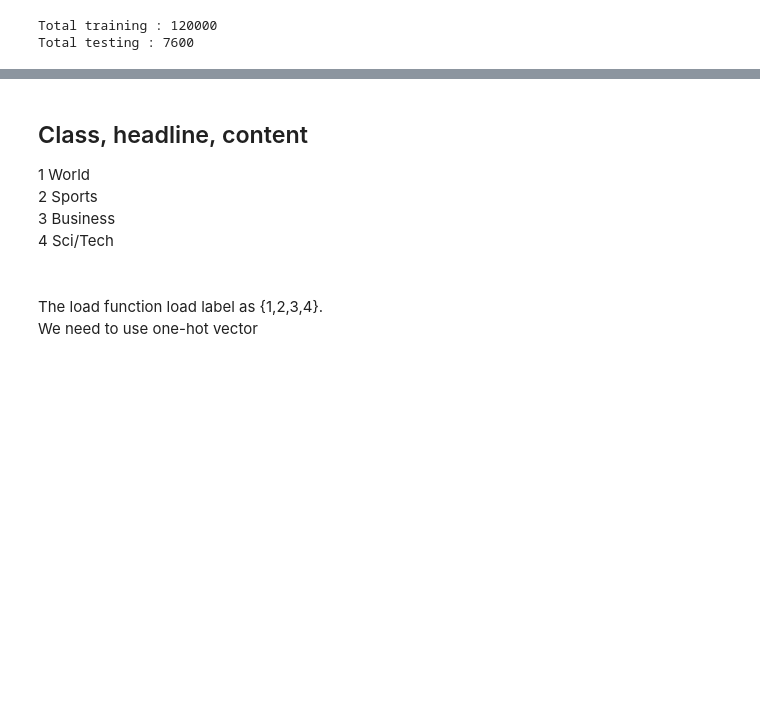
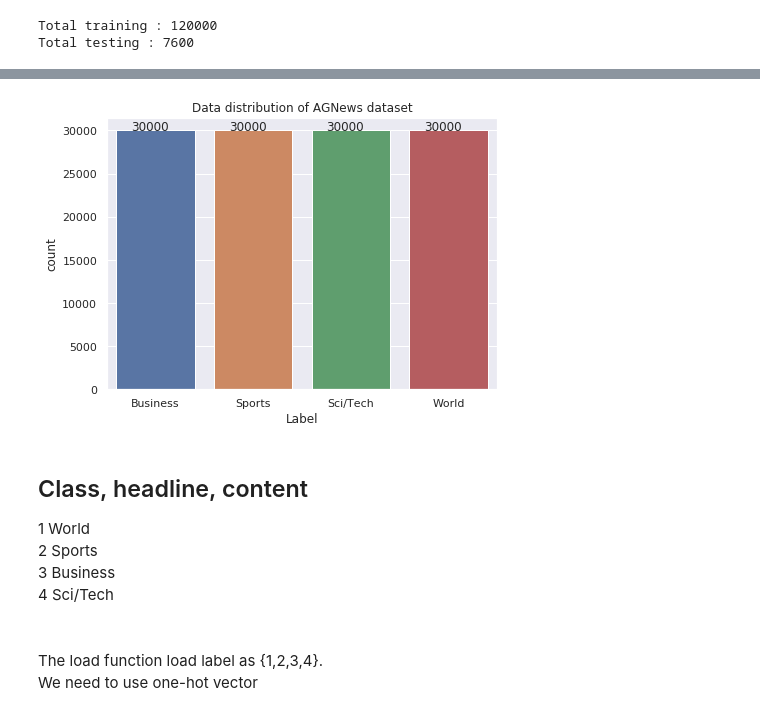
Before and after one commit to IIT-ML/interpretable-text-classification, a Jupyter notebook: AGnews_dataset_debug.ipynb, the cells around one changed output, grey strips where cells are left out. Drawn from its saved outputs; the diff is of its cells as text; code cells hidden in the pictures; blank space fills up the shorter version.

Commit message:
Add distribution to AGnews

```diff
--- a/AGnews_dataset_debug.ipynb
+++ b/AGnews_dataset_debug.ipynb
@@ -27,3 +35,11 @@ print('Total testing : {}'.format(len(x_test)))
 # %% [output]
 Total training : 120000
 Total testing : 7600
+# %%
+LABEL = {1:'World', 2:'Sports', 3:'Business', 4:'Sci/Tech'}
+def convert_label(l):
+    return LABEL[l]
+
+train_label = list(map(convert_label, y_train))
+
+df = pd.DataFrame(train_label, columns=['label'])
@@ -29,0 +69,9 @@ Total testing : 7600
+# %%
+plt.figure(figsize=(7,5))
+plt.title('Data distribution of AGNews dataset')
+ax = sns.countplot(x="Label", data=df)
+
+for p in ax.patches:
+    ax.annotate('{:d}'.format(p.get_height()), (p.get_x()+0.15, p.get_height()+1))
+# %% [output]
+[figure, added]
```
Also changed, not shown: parts of 8 cells of this notebook, 1 other file.
